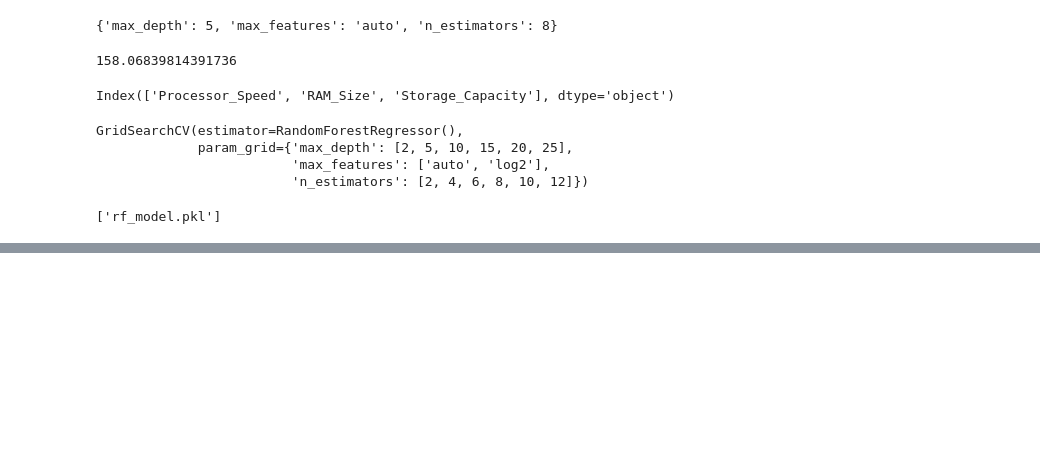
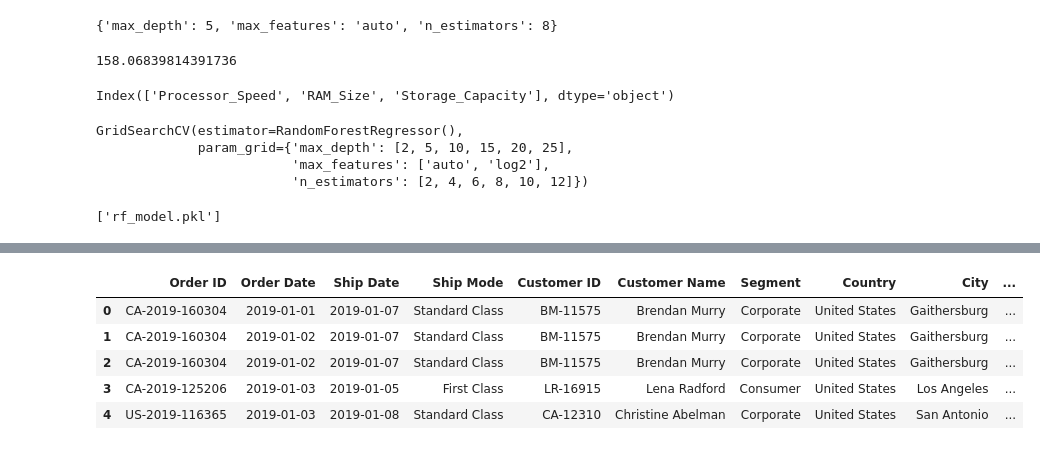
Before and after one commit to TonyHamilton10/MachineLearning, a Jupyter notebook: MachinelearningPro.ipynb, the cells around one changed output, grey strips where cells are left out. Saved outputs shown, nothing was run; the diff lists cells and outputs as text; code cells hidden in the pictures; blank space fills up the shorter version.

```diff
--- a/MachinelearningPro.ipynb
+++ b/MachinelearningPro.ipynb
@@ -249,0 +424,10 @@ joblib.dump(gridrfr , 'rf_model.pkl')
+# %%
+data = pd.read_excel('SuperStore Sales DataSet.xlsx')
+data.head()
+# %% [output]
+|  | Order ID | Order Date | Ship Date | Ship Mode | Customer ID | Customer Name | Segment | Country | City | ... |
+| 0 | CA-2019-160304 | 2019-01-01 | 2019-01-07 | Standard Class | BM-11575 | Brendan Murry | Corporate | United States | Gaithersburg | ... |
+| 1 | CA-2019-160304 | 2019-01-02 | 2019-01-07 | Standard Class | BM-11575 | Brendan Murry | Corporate | United States | Gaithersburg | ... |
+| 2 | CA-2019-160304 | 2019-01-02 | 2019-01-07 | Standard Class | BM-11575 | Brendan Murry | Corporate | United States | Gaithersburg | ... |
+| 3 | CA-2019-125206 | 2019-01-03 | 2019-01-05 | First Class | LR-16915 | Lena Radford | Consumer | United States | Los Angeles | ... |
+| 4 | US-2019-116365 | 2019-01-03 | 2019-01-08 | Standard Class | CA-12310 | Christine Abelman | Corporate | United States | San Antonio | ... |
```
Also changed, not shown: parts of 47 cells of this notebook, 9 other files.
